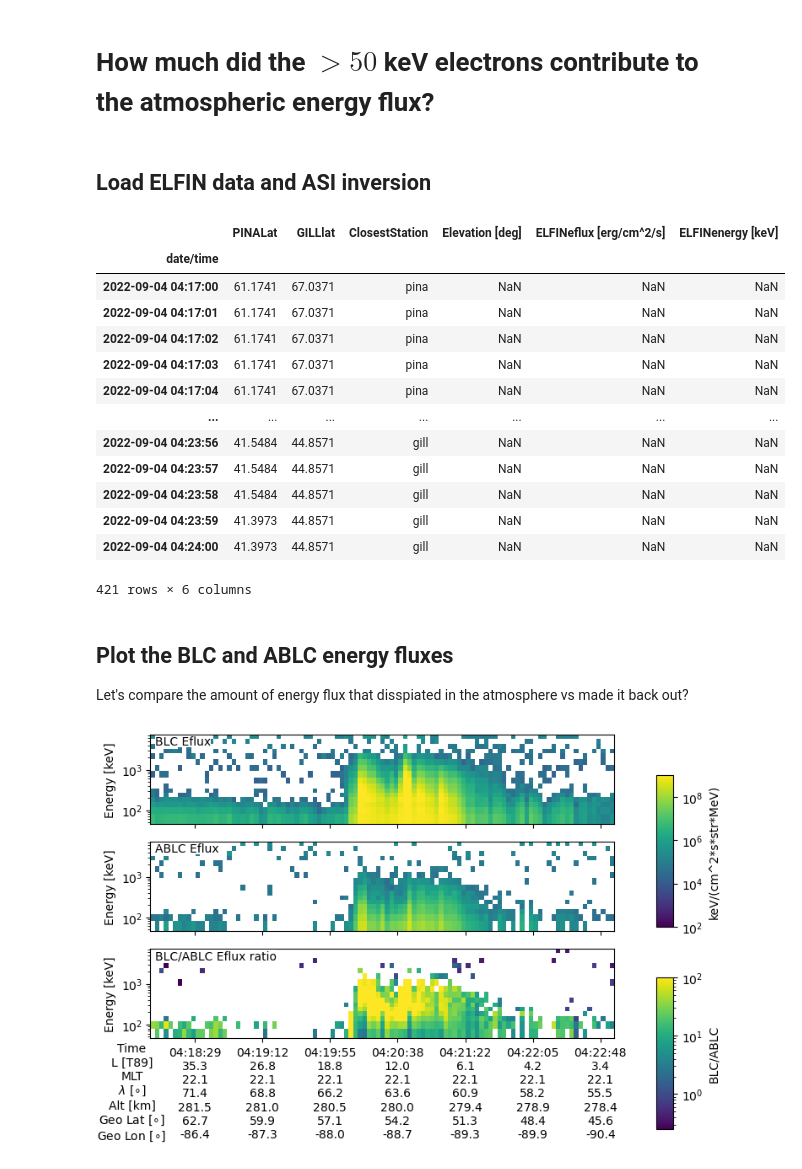
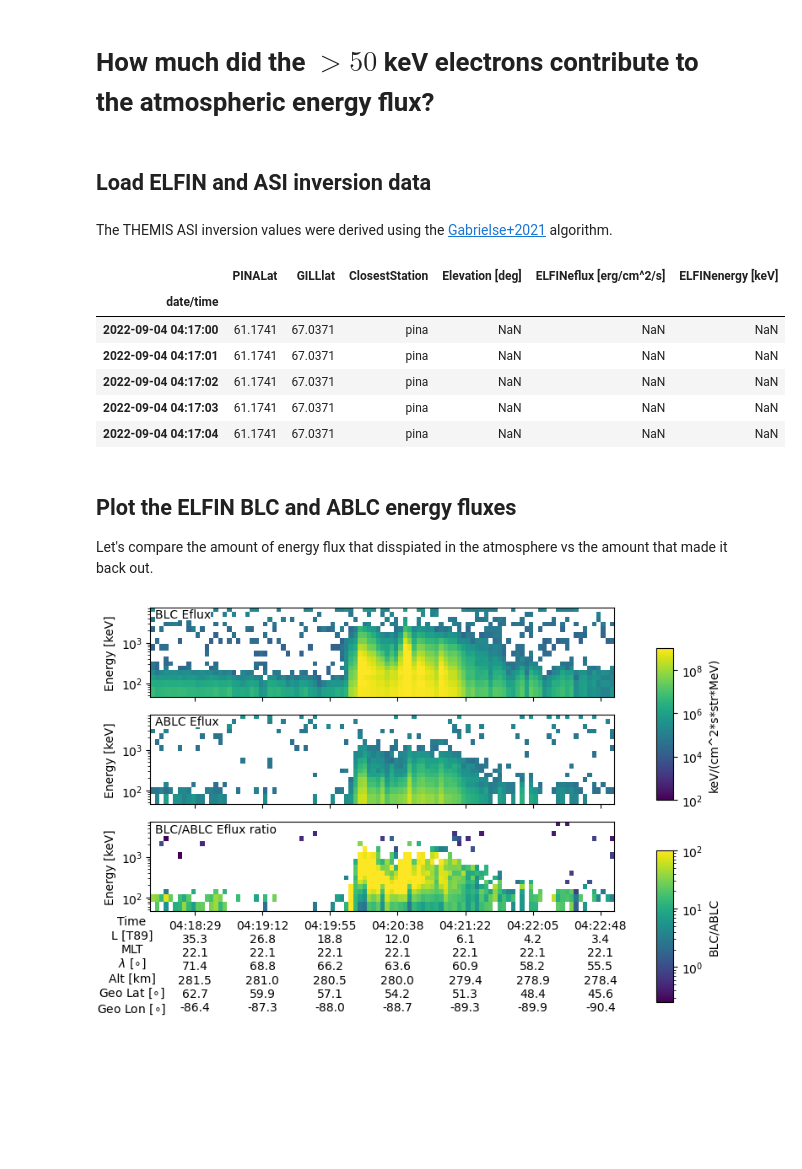
Before and after one commit to mshumko/elfinasi, a Jupyter notebook: src/20240904_substorm_study/misc/elfin_energy_flux.ipynb, the cells around one changed output. Saved outputs shown, nothing was run; the diff lists cells and outputs as text; code cells hidden in the pictures; blank space fills up the shorter version.

```diff
--- a/src/20240904_substorm_study/misc/elfin_energy_flux.ipynb
+++ b/src/20240904_substorm_study/misc/elfin_energy_flux.ipynb
@@ -15,36 +15,31 @@ time_range = ('2022-09-04T04:18:00', '2022-09-04T04:23:00')
 kev_erg_factor = 1.6E-9  # The conversion factor from KeV to ergs.
 precipitation_solid_angle = 2*np.pi
 # %% [markdown]
-## Load ELFIN data and ASI inversion
+## Load ELFIN and ASI inversion data
 # %%
 pad_obj_eflux = elfinasi.EPD_PAD(
     'a', time_range, start_pa=0, min_counts=None, accumulate=1, spin_time_tol=(2.5, 12),
     lc_exclusion_angle=10, nflux=False
 )
+# %% [markdown]
+The THEMIS ASI inversion values were derived using the [Gabrielse+2021](https://doi.org/10.3389/fphy.2021.744298) algorithm.
 # %%
 themis_asi_eflux = pd.read_csv(
     elfinasi.data_dir / '20220904_themis_asi_inversion.csv', index_col=0, parse_dates=True, na_values=('NaN', "-1")
 )
 # %%
-themis_asi_eflux
+themis_asi_eflux.head()
 # %% [output]
 |  | PINALat | GILLlat | ClosestStation | Elevation [deg] | ELFINeflux [erg/cm^2/s] | ELFINenergy [keV] |
 | date/time |  |  |  |  |  |  |
 | 2022-09-04 04:17:00 | 61.1741 | 67.0371 | pina | NaN | NaN | NaN |
 | 2022-09-04 04:17:01 | 61.1741 | 67.0371 | pina | NaN | NaN | NaN |
 | 2022-09-04 04:17:02 | 61.1741 | 67.0371 | pina | NaN | NaN | NaN |
 | 2022-09-04 04:17:03 | 61.1741 | 67.0371 | pina | NaN | NaN | NaN |
 | 2022-09-04 04:17:04 | 61.1741 | 67.0371 | pina | NaN | NaN | NaN |
-| ... | ... | ... | ... | ... | ... | ... |
-| 2022-09-04 04:23:56 | 41.5484 | 44.8571 | gill | NaN | NaN | NaN |
-| 2022-09-04 04:23:57 | 41.5484 | 44.8571 | gill | NaN | NaN | NaN |
-| 2022-09-04 04:23:58 | 41.5484 | 44.8571 | gill | NaN | NaN | NaN |
-| 2022-09-04 04:23:59 | 41.3973 | 44.8571 | gill | NaN | NaN | NaN |
-| 2022-09-04 04:24:00 | 41.3973 | 44.8571 | gill | NaN | NaN | NaN |
-421 rows × 6 columns
 # %% [markdown]
-## Plot the BLC and ABLC energy fluxes
-Let's compare the amount of energy flux that disspiated in the atmosphere vs made it back out?
+## Plot the ELFIN BLC and ABLC energy fluxes
+Let's compare the amount of energy flux that disspiated in the atmosphere vs the amount that made it back out.
 # %%
 fig, ax = plt.subplots(3, 1, sharex=True, figsize=(10, 6))
 p = ax[0].pcolormesh(
```
Also changed, not shown: parts of 12 cells of this notebook.
